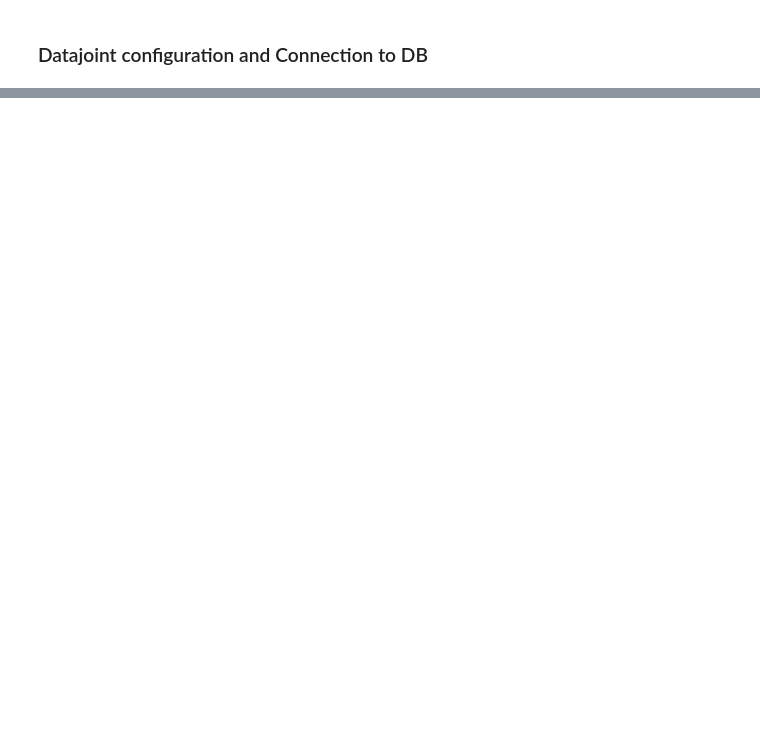
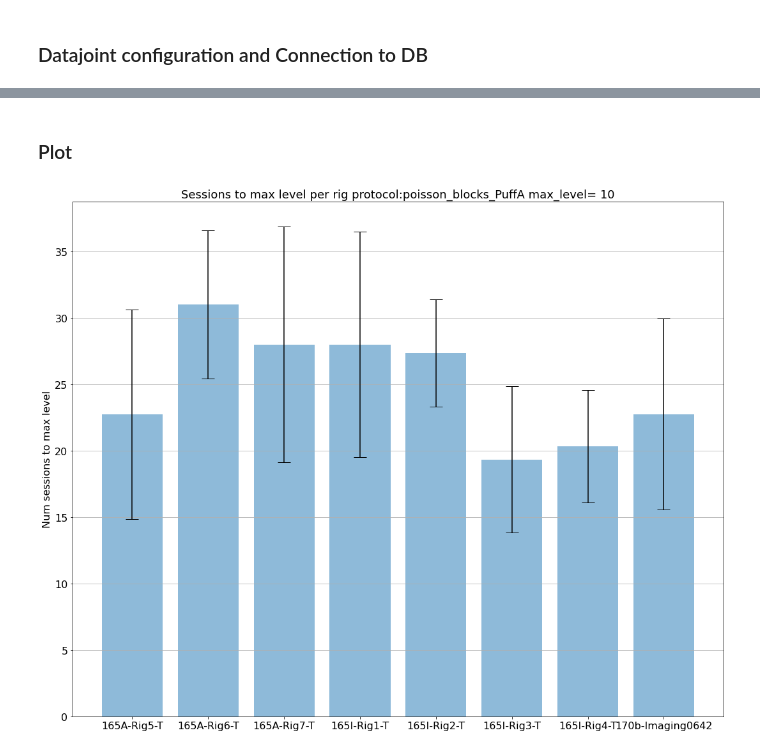
Before and after one commit to BrainCOGS/U19-pipeline-python, a Jupyter notebook: notebooks/behavior_metrics_performance.ipynb, the cells around one changed output, grey strips where cells are left out. Saved outputs shown, nothing was run; the diff lists cells and outputs as text; code cells hidden in the pictures; blank space fills up the shorter version.

```diff
--- a/notebooks/behavior_metrics_performance.ipynb
+++ b/notebooks/behavior_metrics_performance.ipynb
@@ -378,0 +64,18 @@ df_final
+# %%
+query = []
+if filter_rigs:
+    query.append(rigs_query)
+
+if filter_dates:
+    query.append(date_query)
+
+if filter_user:
+    query.append(user_query)
+
+# Filter by all conditions selected
+session_table_filtered = acquisition.Session
+for filter_key in query:
+    session_table_filtered = session_table_filtered & filter_key
+
+session_df = pd.DataFrame(session_table_filtered.fetch(as_dict=True))
+session_df
@@ -378,0 +98,7 @@ df_final
+# %%
+
+protocol_df = session_df.groupby('session_protocol').agg({'subject_fullname': [('num_sessions', 'count'), ('num_subjects', 'nunique')]})
+protocol_df.columns = protocol_df.columns.droplevel()
+#protocol_df = protocol_df.reset_index()
+protocol_df = protocol_df.sort_values(by='num_sessions', ascending=False)
+protocol_df
@@ -378,0 +170,19 @@ df_final
+# %% [markdown]
+### Plot
+# %%
+fig, ax = plt.subplots(1, 1, figsize=(15,12))
+x_pos = np.linspace(1, sessions_max_level_rig.shape[0], num=sessions_max_level_rig.shape[0])
+ax.bar(x_pos, sessions_max_level_rig['mean_sessions'], yerr=sessions_max_level_rig['std_sessions'], align='center', alpha=0.5, ecolor='black', capsize=10)
+ax.set_ylabel('Num sessions to max level', fontsize=16)
+ax.set_xticks(x_pos)
+ax.set_xticklabels(sessions_max_level_rig.index)
+ax.set_title('Sessions to max level per rig protocol:' + protocol_df.index[0][0:20] + ' max_level= ' + str(max_level), fontsize=18)
+ax.yaxis.grid(True)
+
+# Save the figure and show
+plt.tight_layout()
+plt.xticks(fontsize=16)
+plt.yticks(fontsize=16)
+plt.show()
+# %% [output]
+[figure, added]
```
Also changed, not shown: parts of 28 cells of this notebook.
